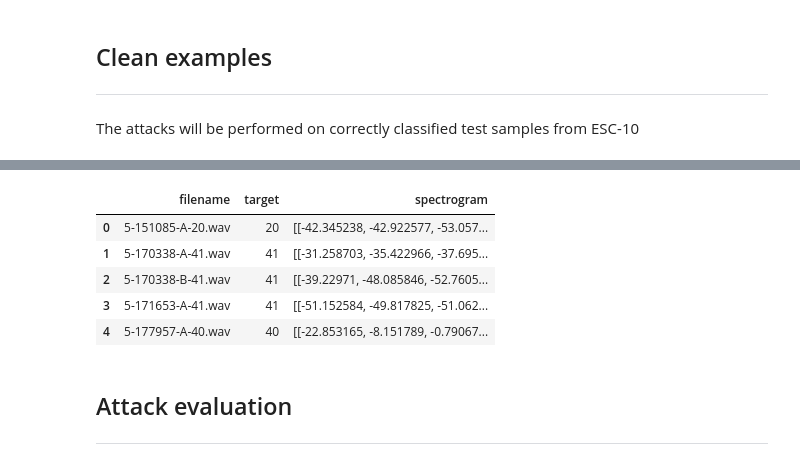
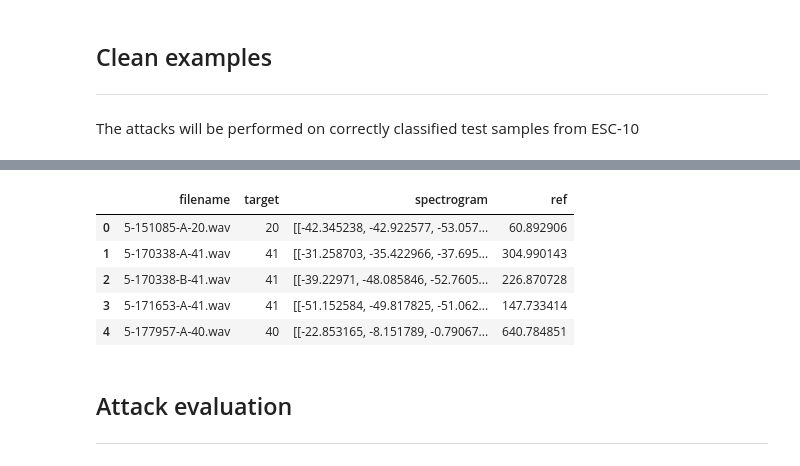
Before and after one commit to exile8/adversarial-acoustic-events, a Jupyter notebook: esc10_lms_attacks.ipynb, the cells around one changed output, grey strips where cells are left out. Drawn from its saved outputs; the diff is of its cells as text; code cells hidden in the pictures.

Commit message:
Add option to measure snr of reconstructed samples

```diff
--- a/esc10_lms_attacks.ipynb
+++ b/esc10_lms_attacks.ipynb
@@ -382,23 +375,27 @@ clean_samples_meta
 # %%
 spectrograms = []
+refs = []
 
 for filename in clean_samples_meta["filename"]:
     wavpath = os.path.join(AUDIO_PATH, filename)
     waveform, _ = librosa.load(wavpath, sr=SR)
     mel = librosa.feature.melspectrogram(y=waveform, n_fft=1024, win_length=800, hop_length=400, sr=SR)
+    ref = np.max(mel)
     mel_db = librosa.power_to_db(mel, ref=np.max)
     mel_db = librosa.util.fix_length(mel_db, axis=1, size=128)
     spectrograms.append(np.clip(mel_db, a_min=None, a_max=0.))
+    refs.append(ref)
 
 clean_samples_meta["spectrogram"] = spectrograms
+clean_samples_meta["ref"] = refs
 clean_samples_meta.head()
 # %% [output]
-|  | filename | target | spectrogram |
-| 0 | 5-151085-A-20.wav | 20 | [[-42.345238, -42.922577, -53.057... |
-| 1 | 5-170338-A-41.wav | 41 | [[-31.258703, -35.422966, -37.695... |
-| 2 | 5-170338-B-41.wav | 41 | [[-39.22971, -48.085846, -52.7605... |
-| 3 | 5-171653-A-41.wav | 41 | [[-51.152584, -49.817825, -51.062... |
-| 4 | 5-177957-A-40.wav | 40 | [[-22.853165, -8.151789, -0.79067... |
+|  | filename | target | spectrogram | ref |
+| 0 | 5-151085-A-20.wav | 20 | [[-42.345238, -42.922577, -53.057... | 60.892906 |
+| 1 | 5-170338-A-41.wav | 41 | [[-31.258703, -35.422966, -37.695... | 304.990143 |
+| 2 | 5-170338-B-41.wav | 41 | [[-39.22971, -48.085846, -52.7605... | 226.870728 |
+| 3 | 5-171653-A-41.wav | 41 | [[-51.152584, -49.817825, -51.062... | 147.733414 |
+| 4 | 5-177957-A-40.wav | 40 | [[-22.853165, -8.151789, -0.79067... | 640.784851 |
 # %%
 tf_minmax = lambda x: (x + 80.) / 80.
 tf_inv_minmax = lambda x: x * 80. - 80.
```
Also changed, not shown: parts of 8 cells of this notebook.
